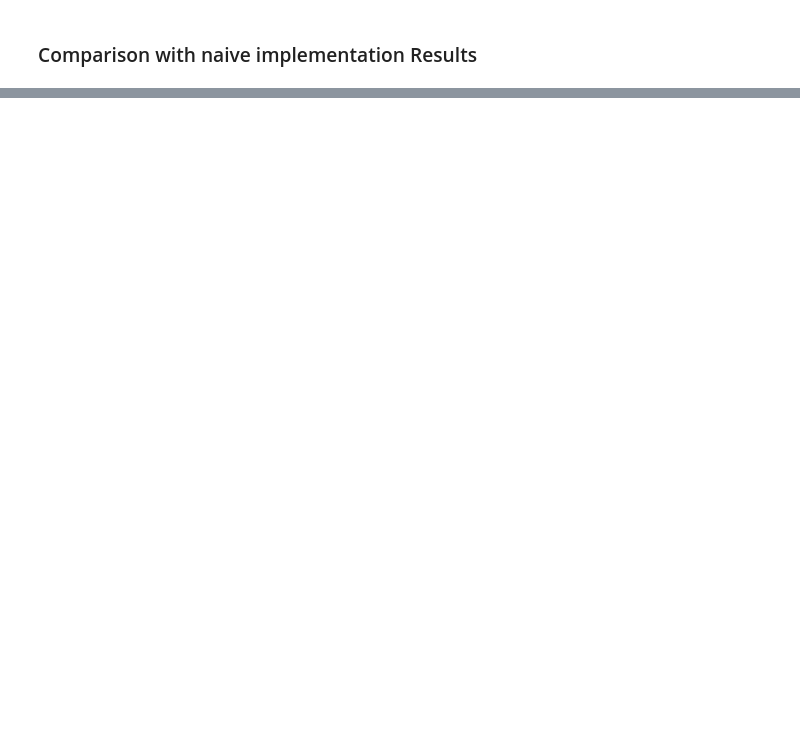
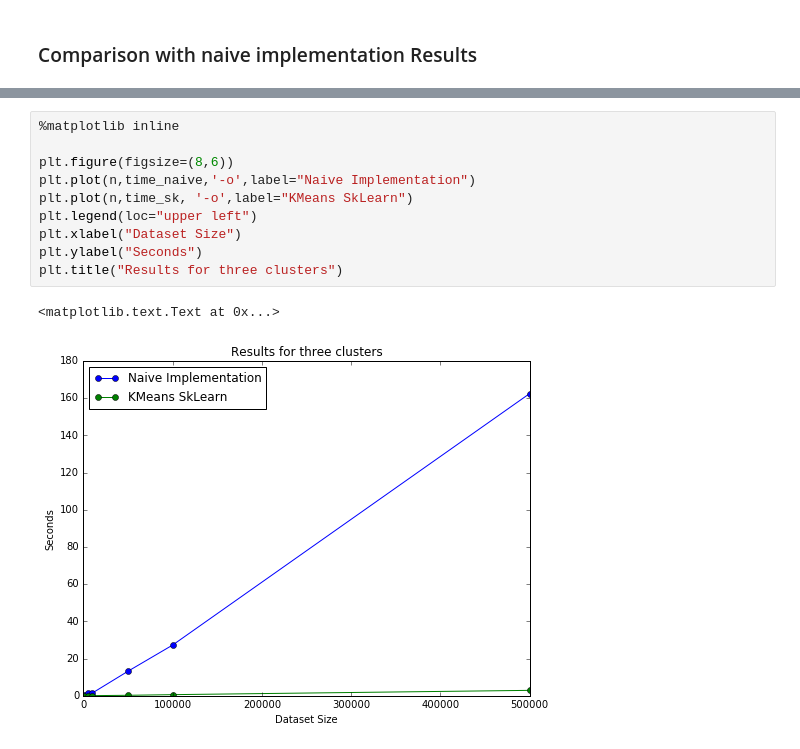
Before and after one commit to Four-Continents/cs207project, a Jupyter notebook: AlgoPaper/Testing Kmeans.ipynb, the cells around one changed output, grey strips where cells are left out. Cells and saved outputs as stored; diff of their text form; blank space fills up the shorter version.

```diff
--- a/AlgoPaper/Testing Kmeans.ipynb
+++ b/AlgoPaper/Testing Kmeans.ipynb
@@ -241,0 +392,13 @@ array([0, 1, 2], dtype=int32)
+# %%
+%matplotlib inline
+
+plt.figure(figsize=(8,6))
+plt.plot(n,time_naive,'-o',label="Naive Implementation")
+plt.plot(n,time_sk, '-o',label="KMeans SkLearn")
+plt.legend(loc="upper left")
+plt.xlabel("Dataset Size")
+plt.ylabel("Seconds")
+plt.title("Results for three clusters")
+# %% [output]
+<matplotlib.text.Text at 0x...>
+[figure, added]
```
Also changed, not shown: parts of 23 cells of this notebook, 8 other files.
